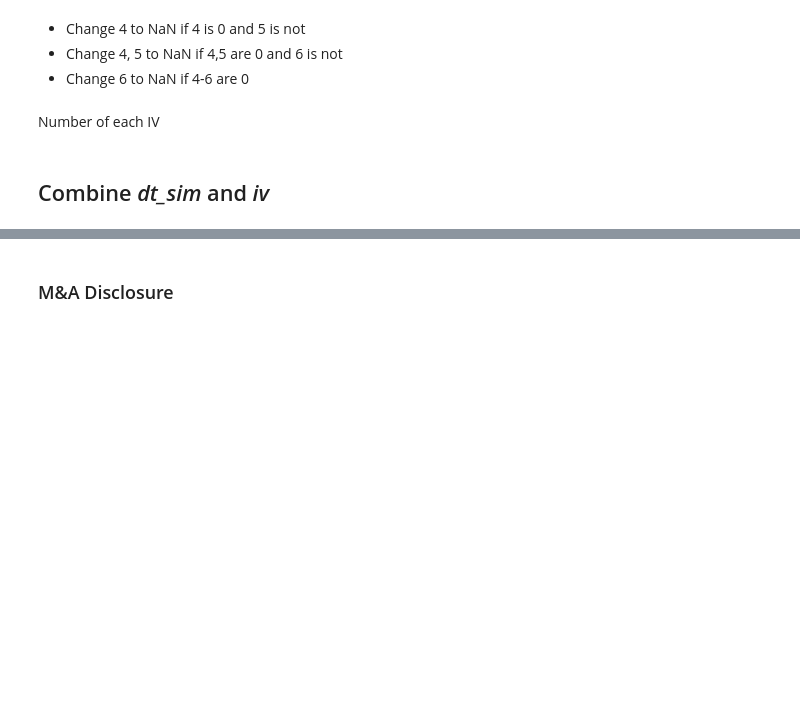
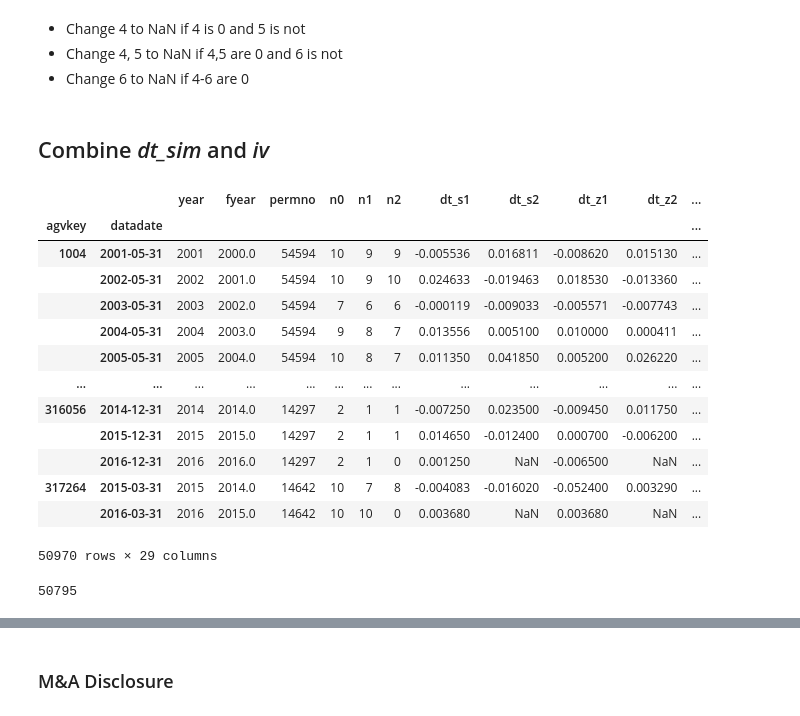
Before and after one commit to heejinohn/cko2019, a Jupyter notebook: 1_code/Review_IV.ipynb, the cells around one changed output, grey strips where cells are left out. Drawn from its saved outputs; the diff is of its cells as text; code cells hidden in the pictures; blank space fills up the shorter version.

```diff
--- a/1_code/Review_IV.ipynb
+++ b/1_code/Review_IV.ipynb
@@ -334,0 +309,13 @@ compcontrol.csv                               100%   10MB   1.4MB/s   00:07
+# %%
+controls=[
+    'cusip',
+    'atg',
+    'mb',
+    'income',
+    'r_d',
+    'age',
+    'neg_ni'
+         ]
+# %%
+compcont = pd.read_csv('../0_data/external/compcontrol.csv',
+                       index_col=['gvkey1', 'year'])[controls]
@@ -334,0 +359,7 @@ compcontrol.csv                               100%   10MB   1.4MB/s   00:07
+# %%
+begdt = '2000-12-31'
+enddt = '2017-12-31'
+
+dt_sim = dt_sim.join(compcont).loc[lambda x :
+                                   (x['datadate'] >= begdt) &
+                                   (x['datadate'] <= enddt)]
@@ -618,5 +629,3 @@ iv['iv6'] = np.where((iv['iv4'].isna())&(iv['iv5'].isna())&(iv['iv6']==0),
 iv['iv1'] = np.where(iv['iv4'].isna(), np.NaN, iv['iv1'])
 iv['iv2'] = np.where(iv['iv5'].isna(), np.NaN, iv['iv2'])
 iv['iv3'] = np.where(iv['iv6'].isna(), np.NaN, iv['iv3'])
-# %% [markdown]
-Number of each IV
@@ -629,4 +636,19 @@ sim_iv = dt_sim[dt_sim['dt_s1'].notnull()].reset_index().rename(columns={'gvkey1
                                                                         on=['agvkey','datadate'],
                                                                         indicator=True, how='left').set_index(['agvkey','datadate'])
 # %%
-sim_iv.head()
+sim_iv
+# %% [output]
+|  |  | year | fyear | permno | n0 | n1 | n2 | dt_s1 | dt_s2 | dt_z1 | dt_z2 | ... |
+| agvkey | datadate |  |  |  |  |  |  |  |  |  |  | ... |
+| 1004 | 2001-05-31 | 2001 | 2000.0 | 54594 | 10 | 9 | 9 | -0.005536 | 0.016811 | -0.008620 | 0.015130 | ... |
+|  | 2002-05-31 | 2002 | 2001.0 | 54594 | 10 | 9 | 10 | 0.024633 | -0.019463 | 0.018530 | -0.013360 | ... |
+|  | 2003-05-31 | 2003 | 2002.0 | 54594 | 7 | 6 | 6 | -0.000119 | -0.009033 | -0.005571 | -0.007743 | ... |
+|  | 2004-05-31 | 2004 | 2003.0 | 54594 | 9 | 8 | 7 | 0.013556 | 0.005100 | 0.010000 | 0.000411 | ... |
+|  | 2005-05-31 | 2005 | 2004.0 | 54594 | 10 | 8 | 7 | 0.011350 | 0.041850 | 0.005200 | 0.026220 | ... |
+| ... | ... | ... | ... | ... | ... | ... | ... | ... | ... | ... | ... | ... |
+| 316056 | 2014-12-31 | 2014 | 2014.0 | 14297 | 2 | 1 | 1 | -0.007250 | 0.023500 | -0.009450 | 0.011750 | ... |
+|  | 2015-12-31 | 2015 | 2015.0 | 14297 | 2 | 1 | 1 | 0.014650 | -0.012400 | 0.000700 | -0.006200 | ... |
+|  | 2016-12-31 | 2016 | 2016.0 | 14297 | 2 | 1 | 0 | 0.001250 | NaN | -0.006500 | NaN | ... |
+| 317264 | 2015-03-31 | 2015 | 2014.0 | 14642 | 10 | 7 | 8 | -0.004083 | -0.016020 | -0.052400 | 0.003290 | ... |
+|  | 2016-03-31 | 2016 | 2015.0 | 14642 | 10 | 10 | 0 | 0.003680 | NaN | 0.003680 | NaN | ... |
+50970 rows × 29 columns
@@ -635,4 +655,10 @@ len(sim_iv[lambda x : (x['fyear']>=1997)&(x['fyear']<=2012)&(x['n0']==10)&(x['_m
 # %%
-len(sim_iv[lambda x : (x['fyear']>=1997)&(x['fyear']<=2012)&(x['n0']==10)&(x['_merge']=='left_only')])
+len(sim_iv[lambda x :
+                  (x['dt_s1'].notnull()) &
+                  (x['permno'].notnull()) &
+                  (x['cusip'].notnull())
+                 ])
+# %% [output]
+50795
 # %%
 len(sim_iv[lambda x : (x['fyear']>=1997)&(x['fyear']<=2012)&(x['n0']==10)&(x['_merge']=='both')])
```
Also changed, not shown: parts of 41 cells of this notebook.
